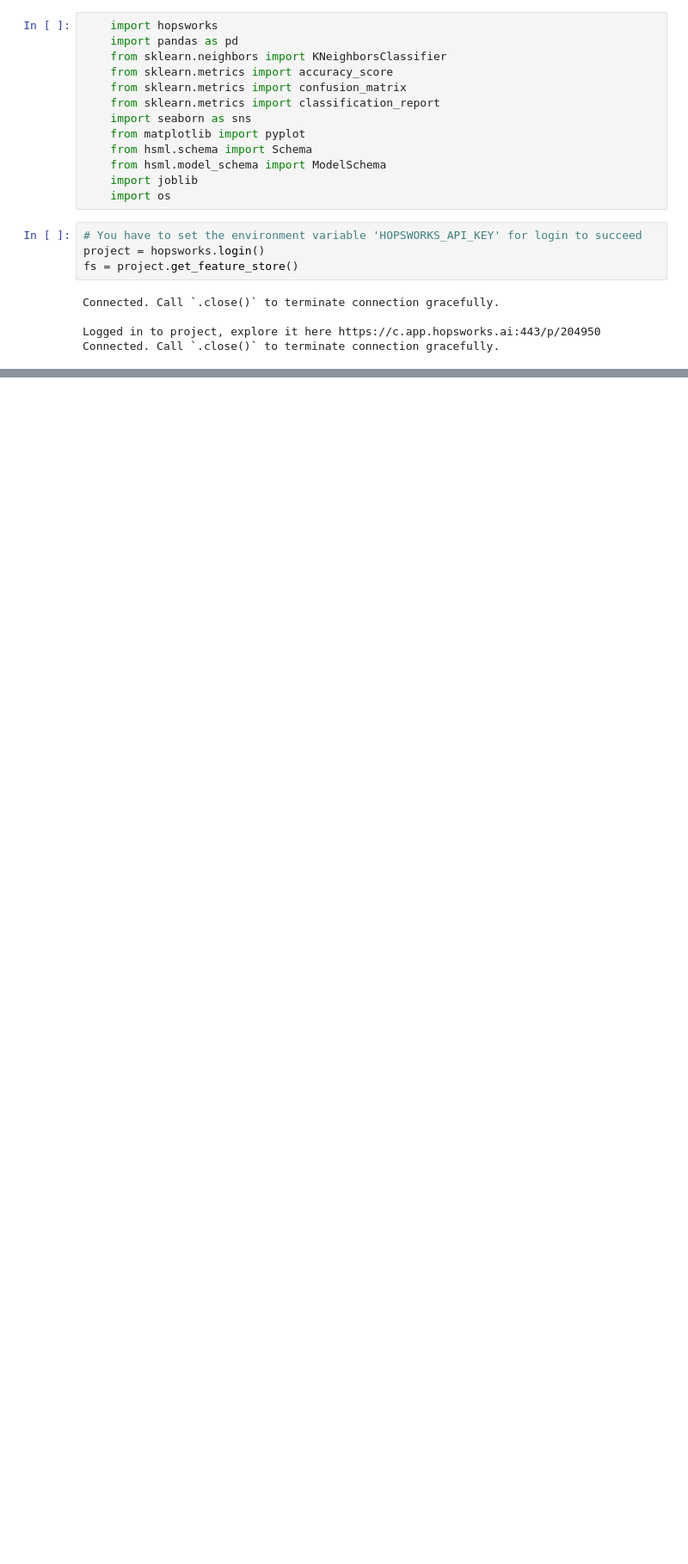
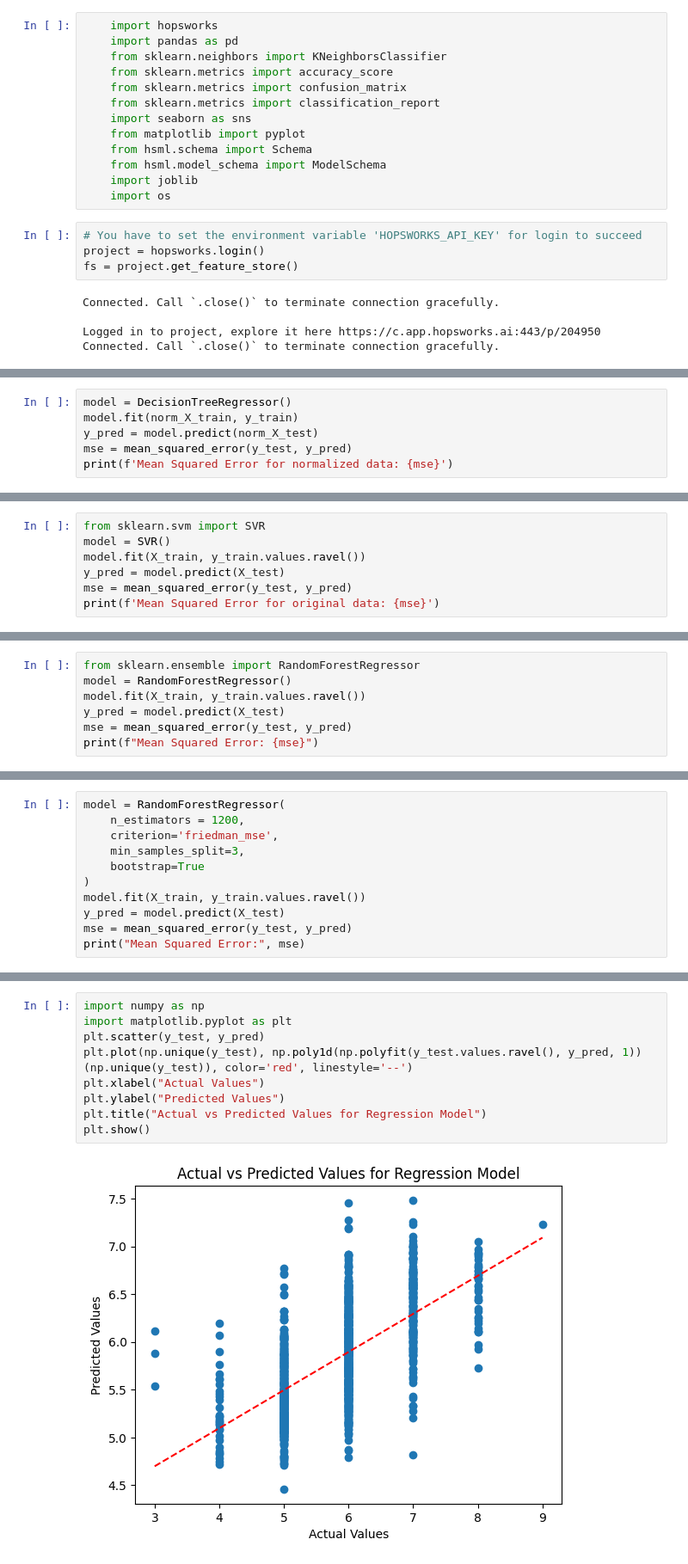
Before and after one commit to Lukox/KTH-ID2223, a Jupyter notebook: Lab1/Task2/wine-training-pipeline.ipynb, the cells around one changed output, grey strips where cells are left out. Shown: that part at 86% size. Saved outputs shown, nothing was run; the diff lists cells and outputs as text; blank space fills up the shorter version.

Commit message:
Finalised Training pipeline

```diff
--- a/Lab1/Task2/wine-training-pipeline.ipynb
+++ b/Lab1/Task2/wine-training-pipeline.ipynb
@@ -67,0 +86,6 @@ Accuracy: 84.88502523836232
+# %%
+model = DecisionTreeRegressor()
+model.fit(norm_X_train, y_train)
+y_pred = model.predict(norm_X_test)
+mse = mean_squared_error(y_test, y_pred)
+print(f'Mean Squared Error for normalized data: {mse}')
@@ -67,0 +96,7 @@ Accuracy: 84.88502523836232
+# %%
+from sklearn.svm import SVR
+model = SVR()
+model.fit(X_train, y_train.values.ravel())
+y_pred = model.predict(X_test)
+mse = mean_squared_error(y_test, y_pred)
+print(f'Mean Squared Error for original data: {mse}')
@@ -127,0 +128,7 @@ Accuracy: 86.0628154795289
+# %%
+from sklearn.ensemble import RandomForestRegressor
+model = RandomForestRegressor()
+model.fit(X_train, y_train.values.ravel())
+y_pred = model.predict(X_test)
+mse = mean_squared_error(y_test, y_pred)
+print(f"Mean Squared Error: {mse}")
@@ -127,0 +171,11 @@ Accuracy: 86.0628154795289
+# %%
+model = RandomForestRegressor(
+    n_estimators = 1200,
+    criterion='friedman_mse',
+    min_samples_split=3,
+    bootstrap=True
+)
+model.fit(X_train, y_train.values.ravel())
+y_pred = model.predict(X_test)
+mse = mean_squared_error(y_test, y_pred)
+print("Mean Squared Error:", mse)
@@ -127,0 +186,11 @@ Accuracy: 86.0628154795289
+# %%
+import numpy as np
+import matplotlib.pyplot as plt
+plt.scatter(y_test, y_pred)
+plt.plot(np.unique(y_test), np.poly1d(np.polyfit(y_test.values.ravel(), y_pred, 1))(np.unique(y_test)), color='red', linestyle='--')
+plt.xlabel("Actual Values")
+plt.ylabel("Predicted Values")
+plt.title("Actual vs Predicted Values for Regression Model")
+plt.show()
+# %% [output]
+[figure, added]
```
Also changed, not shown: parts of 34 cells of this notebook.
